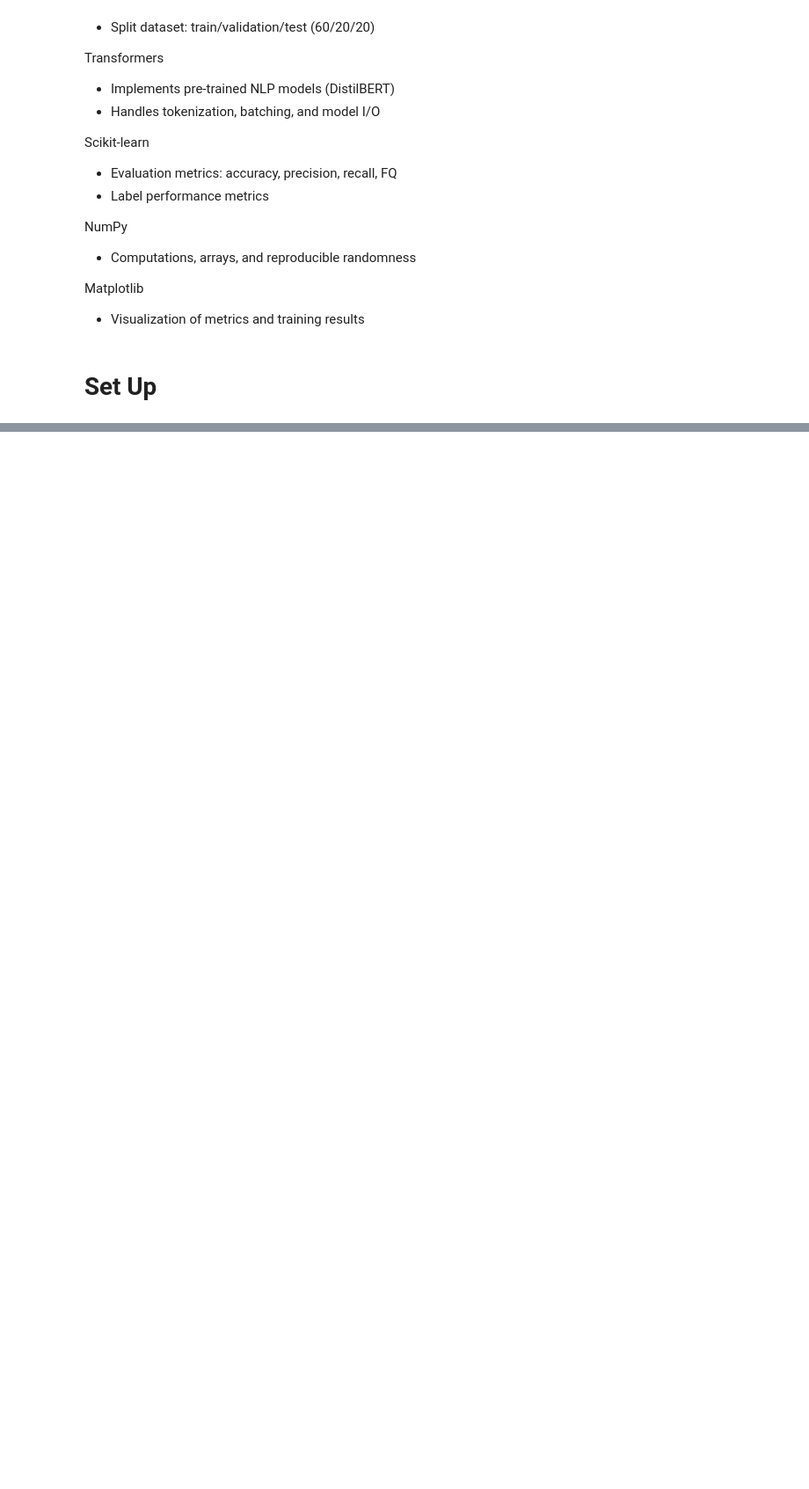
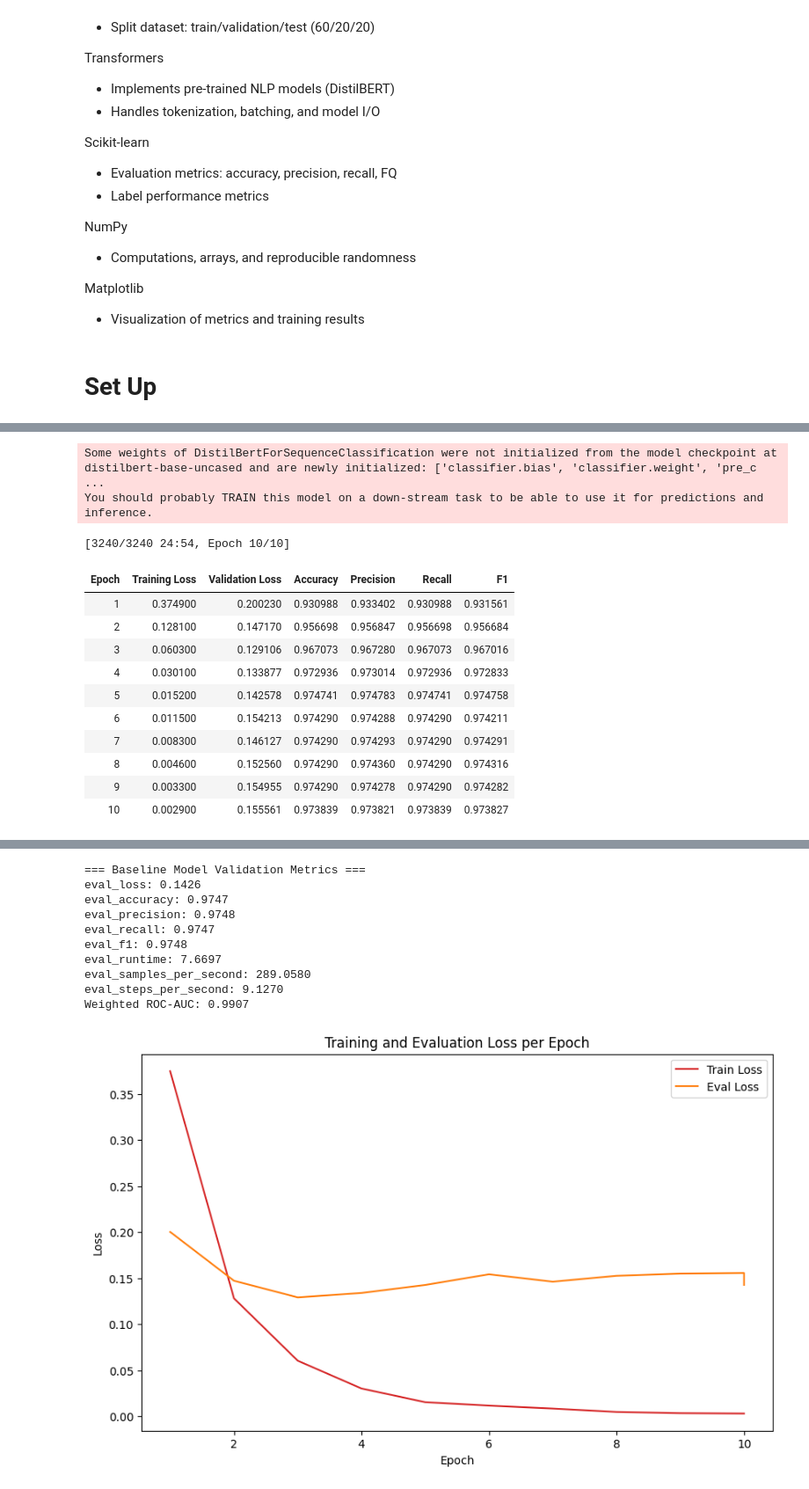
Before and after one commit to ianuhs/FinSentiNet, a Jupyter notebook: FinSentiNet.ipynb, the cells around one changed output, grey strips where cells are left out. Shown: that part at 88% size. Saved outputs shown, nothing was run; the diff lists cells and outputs as text; code cells hidden in the pictures; blank space fills up the shorter version.

Commit message:
Baseline model finish training

```diff
--- a/FinSentiNet.ipynb
+++ b/FinSentiNet.ipynb
@@ -158,7 +171,7 @@ training_args = TrainingArguments(
     learning_rate=2e-5,
     per_device_train_batch_size=32, # For T4 GPU memory
     per_device_eval_batch_size=32,
-    num_train_epochs=2,
+    num_train_epochs=10,
     weight_decay=0.01,
     load_best_model_at_end=True,
     metric_for_best_model="f1",
@@ -190,20 +203,29 @@ for k, v in eval_results.items():
 
 log_history = trainer.state.log_history
 
-train_epochs, train_loss, train_acc = [], [], []
-eval_epochs, eval_loss, eval_acc = [], [], []
+train_epochs, train_loss = [], []
+eval_epochs, eval_loss = [], []
 
 for log in log_history:
     if 'loss' in log:
         train_epochs.append(log.get('epoch'))
         train_loss.append(log.get('loss'))
-        train_acc.append(log.get('accuracy', np.nan))  # may be NaN if not logged
     if 'eval_loss' in log:
         eval_epochs.append(log.get('epoch'))
         eval_loss.append(log.get('eval_loss'))
-        eval_acc.append(log.get('eval_accuracy'))
 
-# === Plot training and evaluation loss ===
+# Predictions for test set
+preds_output = trainer.predict(tokenized_dataset["test"])
+preds = np.argmax(preds_output.predictions, axis=-1)
+labels = preds_output.label_ids
+
+# ROC-AUC (multi-class, one-vs-rest)
+labels_binarized = label_binarize(labels, classes=list(range(len(label_names))))
+preds_proba = torch.nn.functional.softmax(torch.tensor(preds_output.predictions), dim=1).numpy()
+roc_auc = roc_auc_score(labels_binarized, preds_proba, average="weighted", multi_class="ovr")
+print(f"Weighted ROC-AUC: {roc_auc:.4f}")
+
+# Plot training and evaluation loss
 plt.figure(figsize=(10,6))
 plt.plot(train_epochs, train_loss, label="Train Loss", color="tab:red")
 plt.plot(eval_epochs, eval_loss, label="Eval Loss", color="tab:orange")
@@ -213,29 +235,7 @@ plt.title("Training and Evaluation Loss per Epoch")
 plt.legend()
 plt.show()
 
-# === Plot training and evaluation accuracy ===
-plt.figure(figsize=(10,6))
-plt.plot(train_epochs, train_acc, label="Train Accuracy", color="tab:blue")
-plt.plot(eval_epochs, eval_acc, label="Eval Accuracy", color="tab:green")
-plt.xlabel("Epoch")
-plt.ylabel("Accuracy")
-plt.ylim(0, 1)
-plt.title("Training and Evaluation Accuracy per Epoch")
-plt.legend()
-plt.show()
-
-# === Predictions for test set ===
-preds_output = trainer.predict(tokenized_dataset["test"])
-preds = np.argmax(preds_output.predictions, axis=-1)
-labels = preds_output.label_ids
-
-# === ROC-AUC (multi-class, one-vs-rest) ===
-labels_binarized = label_binarize(labels, classes=list(range(len(label_names))))
-preds_proba = torch.nn.functional.softmax(torch.tensor(preds_output.predictions), dim=1).numpy()
-roc_auc = roc_auc_score(labels_binarized, preds_proba, average="weighted", multi_class="ovr")
-print(f"\nBaseline Model Weighted ROC-AUC: {roc_auc:.4f}")
-
-# === Confusion Matrix ===
+# Confusion Matrix
 cm = confusion_matrix(labels, preds)
 fig, ax = plt.subplots(figsize=(6,6))
 ax.imshow(cm, cmap="Blues")
@@ -246,8 +246,22 @@ ax.set_yticklabels(label_names)
 plt.xlabel("Predicted")
 plt.ylabel("True")
 plt.title("Baseline Model Confusion Matrix")
-
 for i in range(cm.shape[0]):
     for j in range(cm.shape[1]):
         ax.text(j, i, cm[i, j], ha="center", va="center", color="red", fontsize=14)
 plt.show()
+# %% [output]
+Some weights of DistilBertForSequenceClassification were not initialized from the model checkpoint at distilbert-base-uncased and are newly initialized: ['classifier.bias', 'classifier.weight', 'pre_c ...
+You should probably TRAIN this model on a down-stream task to be able to use it for predictions and inference.
+[3240/3240 24:54, Epoch 10/10]
+| Epoch | Training Loss | Validation Loss | Accuracy | Precision | Recall | F1 |
+| 1 | 0.374900 | 0.200230 | 0.930988 | 0.933402 | 0.930988 | 0.931561 |
+| 2 | 0.128100 | 0.147170 | 0.956698 | 0.956847 | 0.956698 | 0.956684 |
+| 3 | 0.060300 | 0.129106 | 0.967073 | 0.967280 | 0.967073 | 0.967016 |
+| 4 | 0.030100 | 0.133877 | 0.972936 | 0.973014 | 0.972936 | 0.972833 |
+| 5 | 0.015200 | 0.142578 | 0.974741 | 0.974783 | 0.974741 | 0.974758 |
+| 6 | 0.011500 | 0.154213 | 0.974290 | 0.974288 | 0.974290 | 0.974211 |
+| 7 | 0.008300 | 0.146127 | 0.974290 | 0.974293 | 0.974290 | 0.974291 |
+| 8 | 0.004600 | 0.152560 | 0.974290 | 0.974360 | 0.974290 | 0.974316 |
+| 9 | 0.003300 | 0.154955 | 0.974290 | 0.974278 | 0.974290 | 0.974282 |
+| 10 | 0.002900 | 0.155561 | 0.973839 | 0.973821 | 0.973839 | 0.973827 |
@@ -253,0 +269,11 @@ plt.show()
+=== Baseline Model Validation Metrics ===
+eval_loss: 0.1426
+eval_accuracy: 0.9747
+eval_precision: 0.9748
+eval_recall: 0.9747
+eval_f1: 0.9748
+eval_runtime: 7.6697
+eval_samples_per_second: 289.0580
+eval_steps_per_second: 9.1270
+Weighted ROC-AUC: 0.9907
+[figure, added]
```
Also changed, not shown: parts of 5 cells of this notebook.
